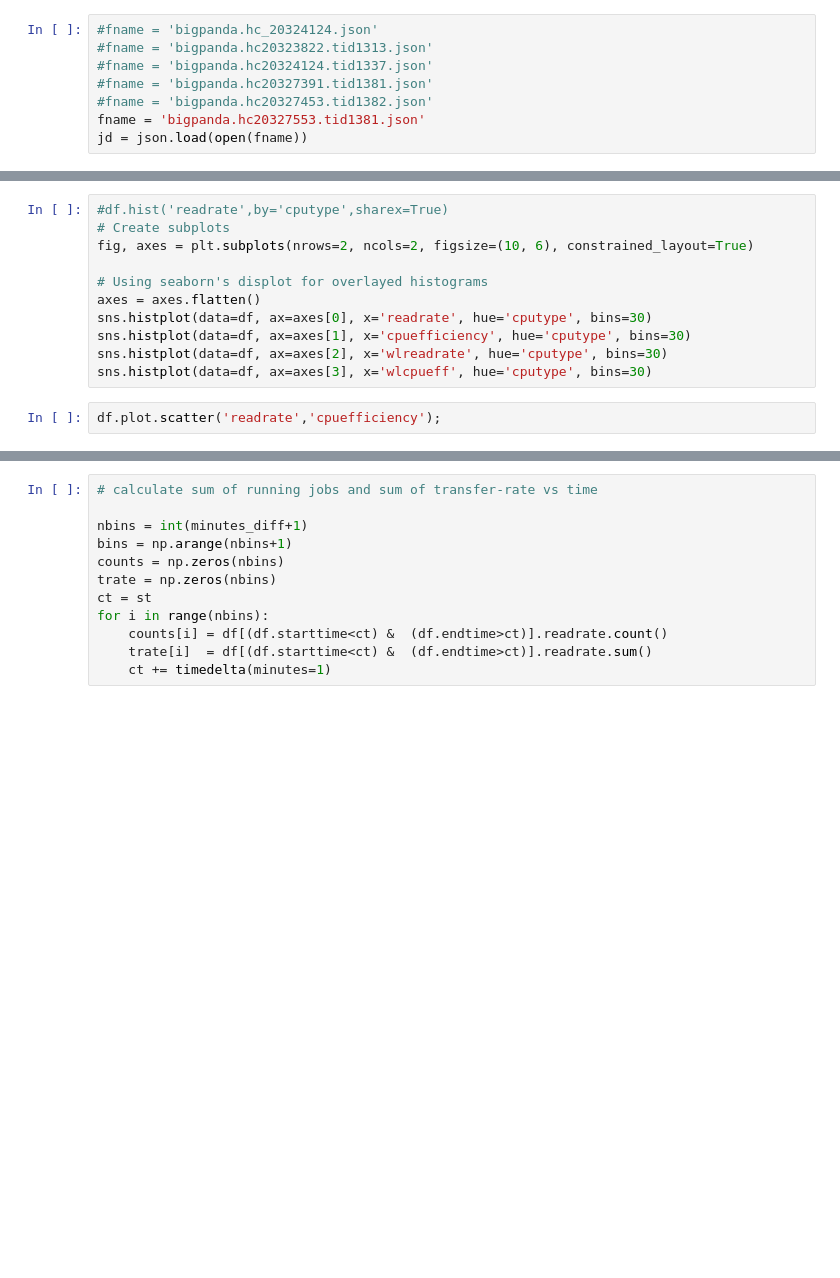
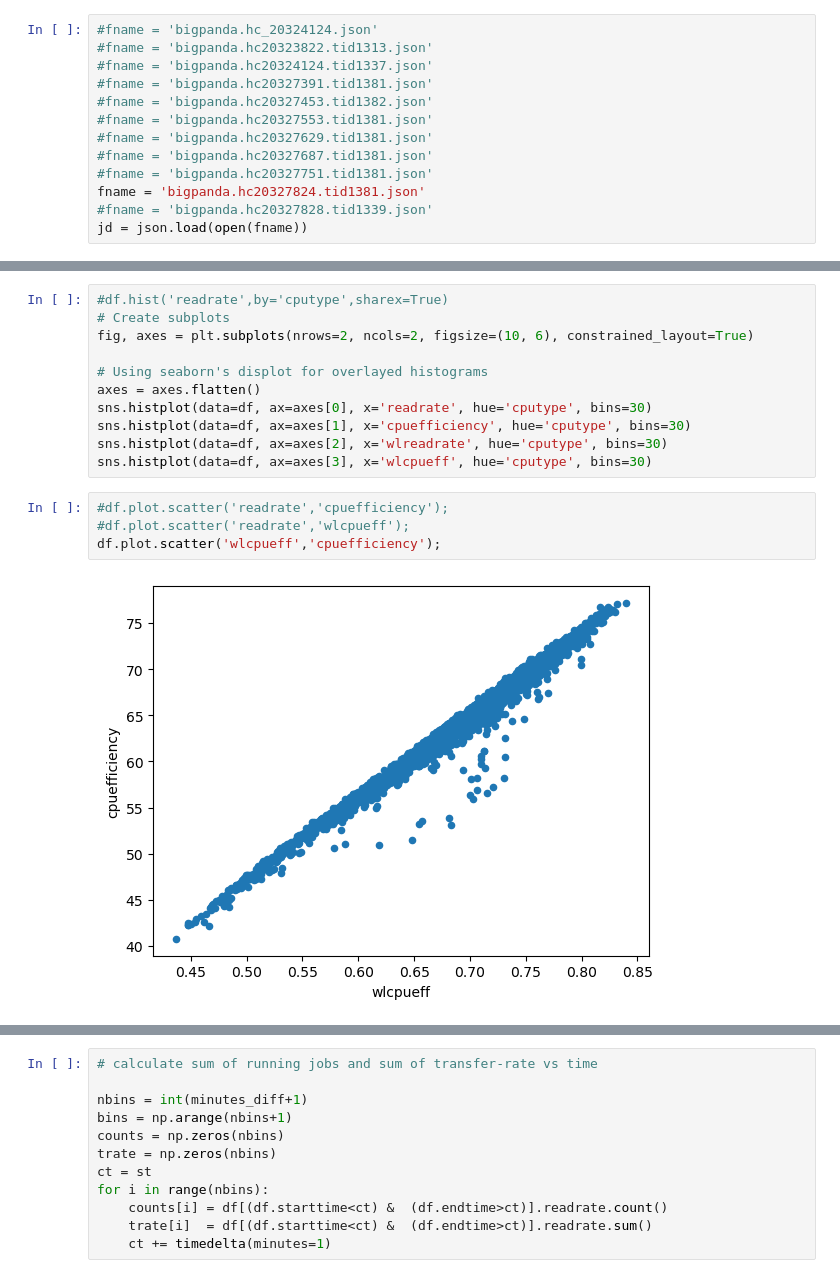
Before and after one commit to gdxd/hc_stress_test, a Jupyter notebook: AnalyzeBigpandalogs.ipynb, the cells around one changed output, grey strips where cells are left out. Saved outputs shown, nothing was run; the diff lists cells and outputs as text; blank space fills up the shorter version.

```diff
--- a/AnalyzeBigpandalogs.ipynb
+++ b/AnalyzeBigpandalogs.ipynb
@@ -12,7 +12,12 @@ import pandas as pd
 #fname = 'bigpanda.hc20324124.tid1337.json'
 #fname = 'bigpanda.hc20327391.tid1381.json'
 #fname = 'bigpanda.hc20327453.tid1382.json'
-fname = 'bigpanda.hc20327553.tid1381.json'
+#fname = 'bigpanda.hc20327553.tid1381.json'
+#fname = 'bigpanda.hc20327629.tid1381.json'
+#fname = 'bigpanda.hc20327687.tid1381.json'
+#fname = 'bigpanda.hc20327751.tid1381.json'
+fname = 'bigpanda.hc20327824.tid1381.json'
+#fname = 'bigpanda.hc20327828.tid1339.json'
 jd = json.load(open(fname))
 # %%
 jd.keys()
@@ -83,7 +117,11 @@ sns.histplot(data=df, ax=axes[1], x='cpuefficiency', hue='cputype', bins=30)
 sns.histplot(data=df, ax=axes[2], x='wlreadrate', hue='cputype', bins=30)
 sns.histplot(data=df, ax=axes[3], x='wlcpueff', hue='cputype', bins=30)
 # %%
-df.plot.scatter('readrate','cpuefficiency');
+#df.plot.scatter('readrate','cpuefficiency');
+#df.plot.scatter('readrate','wlcpueff');
+df.plot.scatter('wlcpueff','cpuefficiency');
+# %% [output]
+[figure, added]
 # %%
 # timeline of jobs and IO rate
 
```
Also changed, not shown: parts of 16 cells of this notebook.
